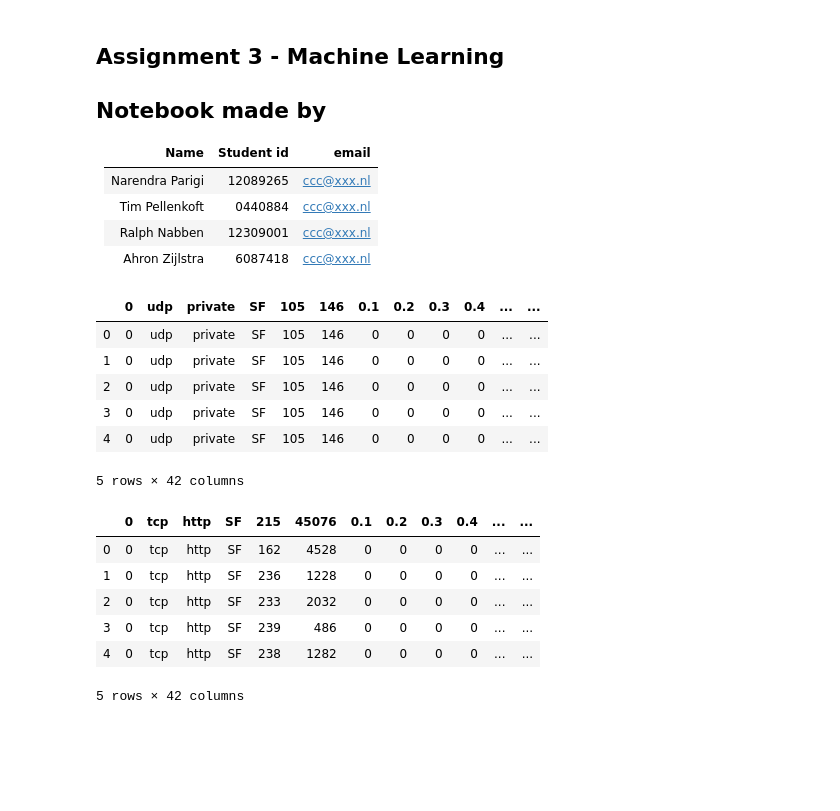
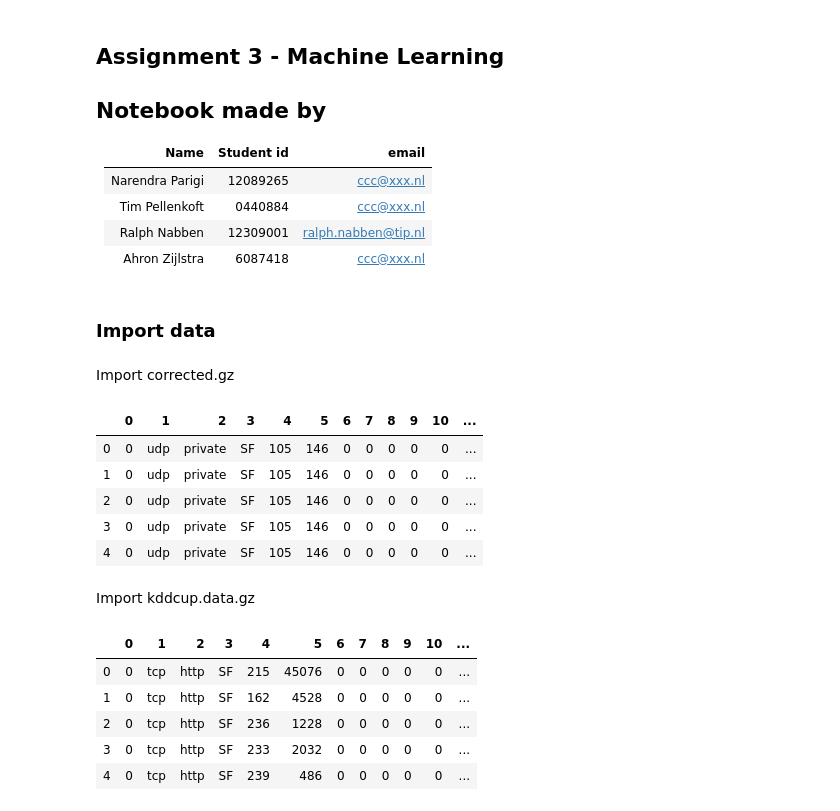
Before and after one commit to narendraparigi1987/ml_assignment, a Jupyter notebook: ML Network Intrusion - 20200311-01.ipynb, the cells around one changed output. Drawn from its saved outputs; the diff is of its cells as text; code cells hidden in the pictures; blank space fills up the shorter version.

```diff
--- a/ML Network Intrusion - 20200311-01.ipynb
+++ b/ML Network Intrusion - 20200311-01.ipynb
@@ -7,7 +7,7 @@
 |:- |:-|:-|
 |Narendra Parigi|12089265|ccc@xxx.nl|
 |Tim Pellenkoft|0440884|ccc@xxx.nl|
-|Ralph Nabben|12309001|ccc@xxx.nl|
+|Ralph Nabben|12309001|ralph.nabben@tip.nl|
 |Ahron Zijlstra|6087418|ccc@xxx.nl|
 # %%
 import os
@@ -17,39 +17,45 @@ import pandas as pd
 import gzip
 import requests
 from urllib.request import urlopen
+# %%
+# Shows all columns of Pandas with slidebar
+
+pd.options.display.max_columns = None
+# %% [markdown]
+### Import data
+# %% [markdown]
+Import corrected.gz
 # %%
-# Import data into Pyhton
-
 url = "https://kdd.ics.uci.edu/databases/kddcup99/corrected.gz"
 filename = url.split("/")[-1]
 with open(filename, "wb") as f:
     r = requests.get(url)
     f.write(r.content)
 with gzip.open('corrected.gz') as f:
-     data_corrected = pd.read_csv(f)
-data_corrected.head()
+     corrected = pd.read_csv(f, header=None)
+corrected.head()
 # %% [output]
-|  | 0 | udp | private | SF | 105 | 146 | 0.1 | 0.2 | 0.3 | 0.4 | ... | ... |
-| 0 | 0 | udp | private | SF | 105 | 146 | 0 | 0 | 0 | 0 | ... | ... |
-| 1 | 0 | udp | private | SF | 105 | 146 | 0 | 0 | 0 | 0 | ... | ... |
-| 2 | 0 | udp | private | SF | 105 | 146 | 0 | 0 | 0 | 0 | ... | ... |
-| 3 | 0 | udp | private | SF | 105 | 146 | 0 | 0 | 0 | 0 | ... | ... |
-| 4 | 0 | udp | private | SF | 105 | 146 | 0 | 0 | 0 | 0 | ... | ... |
+|  | 0 | 1 | 2 | 3 | 4 | 5 | 6 | 7 | 8 | 9 | 10 | ... |
+| 0 | 0 | udp | private | SF | 105 | 146 | 0 | 0 | 0 | 0 | 0 | ... |
+| 1 | 0 | udp | private | SF | 105 | 146 | 0 | 0 | 0 | 0 | 0 | ... |
+| 2 | 0 | udp | private | SF | 105 | 146 | 0 | 0 | 0 | 0 | 0 | ... |
+| 3 | 0 | udp | private | SF | 105 | 146 | 0 | 0 | 0 | 0 | 0 | ... |
+| 4 | 0 | udp | private | SF | 105 | 146 | 0 | 0 | 0 | 0 | 0 | ... |
-5 rows × 42 columns
+# %% [markdown]
+Import kddcup.data.gz
 # %%
 url = "https://kdd.ics.uci.edu/databases/kddcup99/kddcup.data.gz"
 filename = url.split("/")[-1]
 with open(filename, "wb") as f:
     r = requests.get(url)
     f.write(r.content)
 with gzip.open('kddcup.data.gz') as f:
-     data_kddcup_data = pd.read_csv(f)
-data_kddcup_data.head()
+     kddcup_data = pd.read_csv(f, header=None)
+kddcup_data.head()
 # %% [output]
-|  | 0 | tcp | http | SF | 215 | 45076 | 0.1 | 0.2 | 0.3 | 0.4 | ... | ... |
-| 0 | 0 | tcp | http | SF | 162 | 4528 | 0 | 0 | 0 | 0 | ... | ... |
-| 1 | 0 | tcp | http | SF | 236 | 1228 | 0 | 0 | 0 | 0 | ... | ... |
-| 2 | 0 | tcp | http | SF | 233 | 2032 | 0 | 0 | 0 | 0 | ... | ... |
-| 3 | 0 | tcp | http | SF | 239 | 486 | 0 | 0 | 0 | 0 | ... | ... |
-| 4 | 0 | tcp | http | SF | 238 | 1282 | 0 | 0 | 0 | 0 | ... | ... |
+|  | 0 | 1 | 2 | 3 | 4 | 5 | 6 | 7 | 8 | 9 | 10 | ... |
+| 0 | 0 | tcp | http | SF | 215 | 45076 | 0 | 0 | 0 | 0 | 0 | ... |
+| 1 | 0 | tcp | http | SF | 162 | 4528 | 0 | 0 | 0 | 0 | 0 | ... |
+| 2 | 0 | tcp | http | SF | 236 | 1228 | 0 | 0 | 0 | 0 | 0 | ... |
+| 3 | 0 | tcp | http | SF | 233 | 2032 | 0 | 0 | 0 | 0 | 0 | ... |
+| 4 | 0 | tcp | http | SF | 239 | 486 | 0 | 0 | 0 | 0 | 0 | ... |
-5 rows × 42 columns
```
Also changed, not shown: parts of 15 cells of this notebook.
